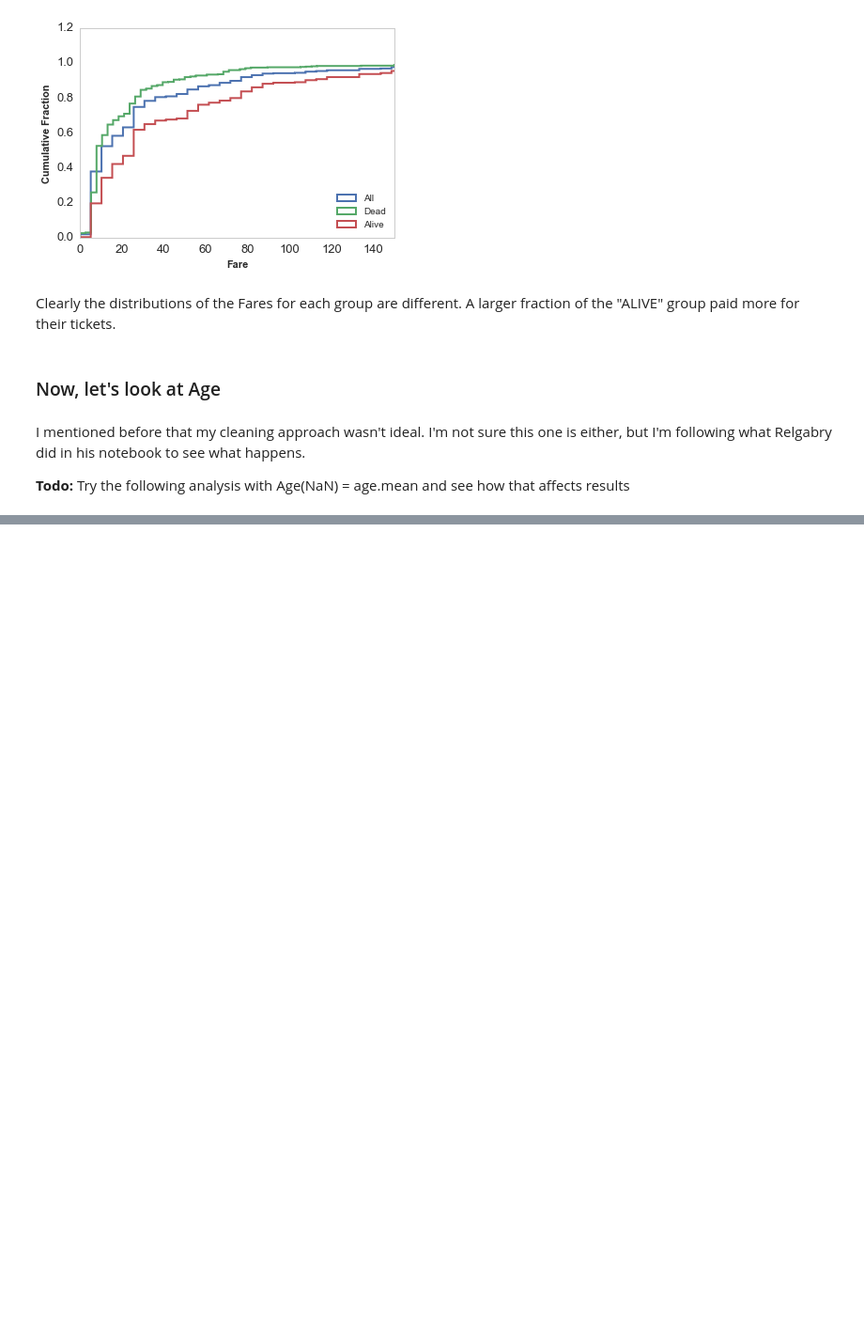
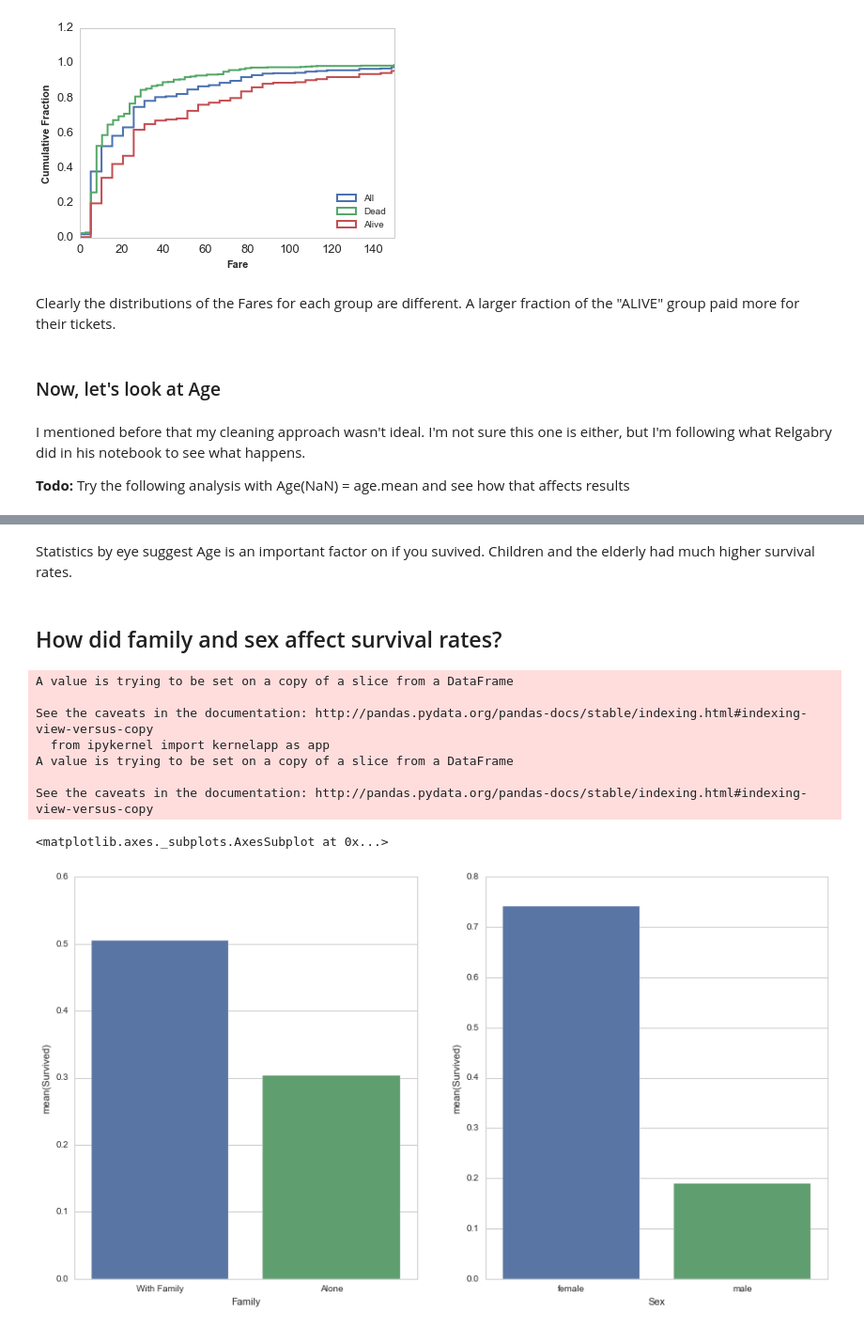
Before and after one commit to drrcool/KaggleComps, a Jupyter notebook: Titanic/Titanic_Visualization.ipynb, the cells around one changed output, grey strips where cells are left out. Shown at 94% size. Saved outputs shown, nothing was run; the diff lists cells and outputs as text; code cells hidden in the pictures; blank space fills up the shorter version.

```diff
--- a/Titanic/Titanic_Visualization.ipynb
+++ b/Titanic/Titanic_Visualization.ipynb
@@ -207,0 +239,31 @@ See the caveats in the documentation: http://pandas.pydata.org/pandas-docs/stabl
+# %% [markdown]
+Statistics by eye suggest Age is an important factor on if you suvived.  Children and the elderly had much higher survival rates.
+# %% [markdown]
+## How did family and sex affect survival rates?
+# %%
+train_df["Family"] = train_df["Parch"] + train_df["SibSp"]
+train_df["Family"][train_df["Family"] > 0] = 1
+
+test_df["Family"] = test_df["Parch"] + test_df["SibSp"]
+test_df["Family"][test_df["Family"] > 0] = 1
+
+
+#Make plots
+fig, (axis1, axis2) = plt.subplots(1, 2, figsize=(15, 8))
+
+family_percent = train_df[["Family","Survived"]].groupby(["Family"], as_index=False).mean()
+sns.barplot(x="Family", y="Survived", data=family_percent, order=[1, 0], ax=axis1)
+axis1.set_xticklabels(["With Family", "Alone"], rotation=0)
+
+sex_percent = train_df[["Sex", "Survived"]].groupby(["Sex"], as_index=False).mean()
+sns.barplot(x="Sex", y="Survived", data=sex_percent, ax=axis2)
+# %% [output]
+A value is trying to be set on a copy of a slice from a DataFrame
+
+See the caveats in the documentation: http://pandas.pydata.org/pandas-docs/stable/indexing.html#indexing-view-versus-copy
+  from ipykernel import kernelapp as app
+A value is trying to be set on a copy of a slice from a DataFrame
+
+See the caveats in the documentation: http://pandas.pydata.org/pandas-docs/stable/indexing.html#indexing-view-versus-copy
+<matplotlib.axes._subplots.AxesSubplot at 0x...>
+[figure, added]
```
Also changed, not shown: parts of 31 cells of this notebook, 1 other file.
